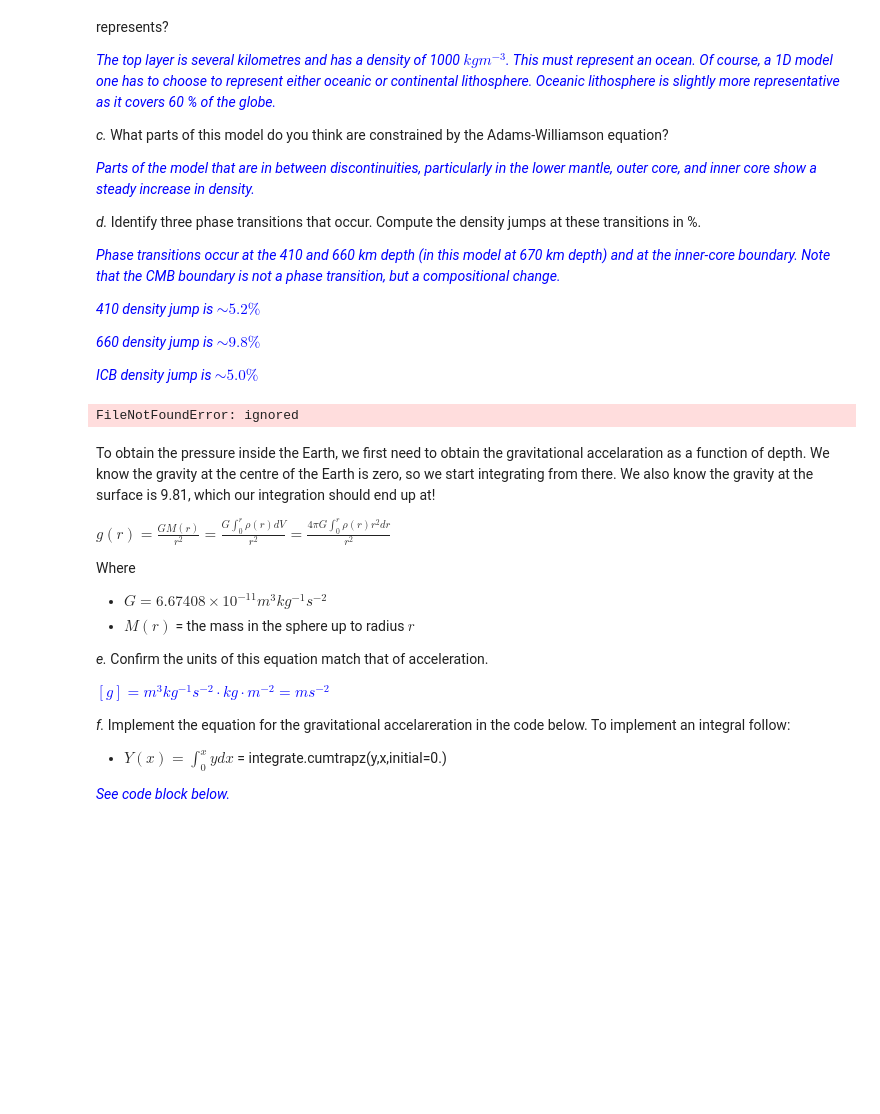
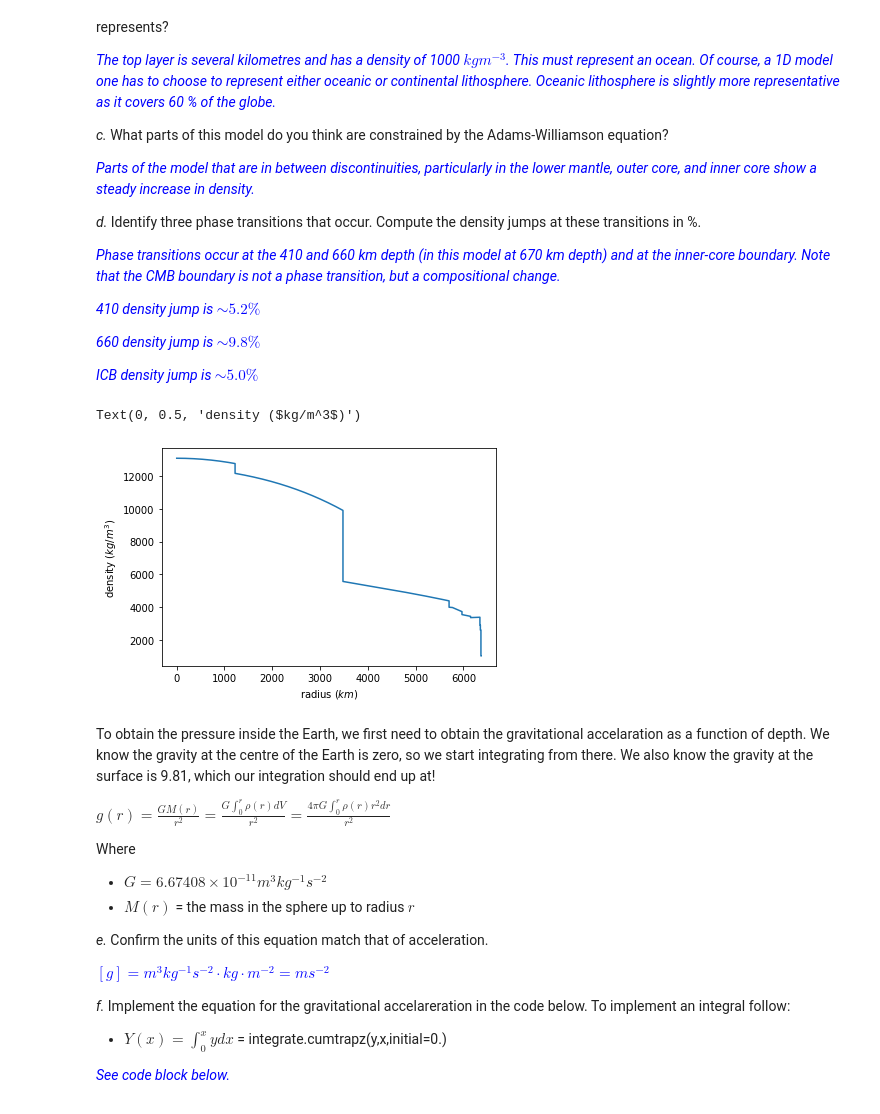
Before and after one commit to sannecottaar/ESC_1B_ESB, a Jupyter notebook: 1D Earth/1D_Earth_solutions.ipynb, the cells around one changed output. Cells and saved outputs as stored; diff of their text form; code cells hidden in the pictures; blank space fills up the shorter version.

```diff
--- a/1D Earth/1D_Earth_solutions.ipynb
+++ b/1D Earth/1D_Earth_solutions.ipynb
@@ -3,10 +3,12 @@
 # ESB Practical: the 1D Earth
 # %%
 ## Importing libraries
-%matplotlib notebook
 import numpy as np                        # library to deal with arrays
 import matplotlib.pyplot as plt           # library for general plotting
 import scipy.integrate as integrate
+import requests
+
+PREM_model = requests.get('https://raw.githubusercontent.com/sannecottaar/ESC_1B_ESB/main/1D%20Earth/PREMQL6.webarchive', stream=True)
 # %% [markdown]
 ### 1. Mass and Moment of Inertia
 
@@ -116,29 +118,29 @@ Next we are going to compute the pressure and gravity profiles in the Earth. Let
 # %%
 # read in density
 rad = [] # initialise list for radius
 dens = [] # initialise list for density
-# open file
-with open('https://raw.githubusercontent.com/sannecottaar/ESC_1B_ESB/main/1D%20Earth/PREMQL6.webarchive', 'r') as file:
-    #loop through lines in file
-    for line in file.readlines():
+
+#loop through lines in file
+for line in PREM_model.iter_lines():
         # split values in line
         val = line.split()
         # add first value to radius list as a float
         rad.append(float(val[0]))
         # add second value to density list as a float
         dens.append(float(val[1]))
 # change lists into arrays
 rad = np.array(rad)
 dens = np.array(dens)
 
 
 
 # plot arrays
 plt.plot(rad/1.e3,dens)
 plt.xlabel('radius ($km$)')
 plt.ylabel('density ($kg/m^3$)')
 # %% [output]
-FileNotFoundError: ignored
+Text(0, 0.5, 'density ($kg/m^3$)')
+[figure, added]
 # %% [markdown]
 To obtain the pressure inside the Earth, we first need to obtain the gravitational accelaration as a function of depth. We know the gravity at the centre of the Earth is zero, so we start integrating from there. We also know the gravity at the surface is 9.81, which our integration should end up at!
 
```
Also changed, not shown: parts of 2 cells of this notebook.
